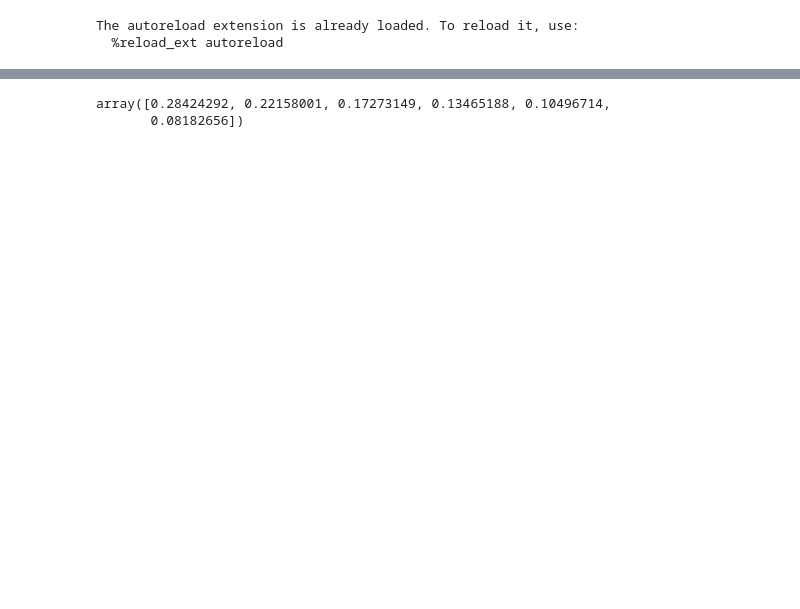
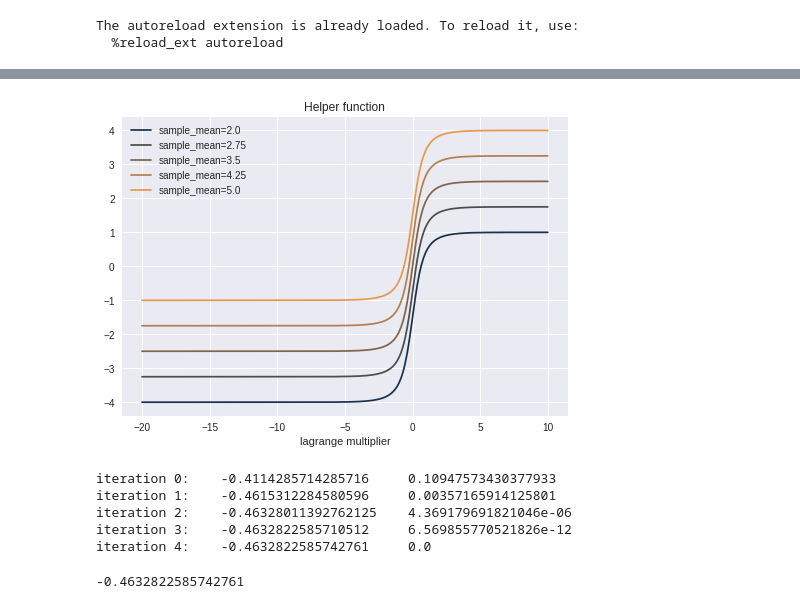
Before and after one commit to NicoleChant/MaximumEntropy, a Jupyter notebook: Maximum Entropy.ipynb, the cells around one changed output, grey strips where cells are left out. Cells and saved outputs as stored; diff of their text form; code cells hidden in the pictures; blank space fills up the shorter version.

```diff
--- a/Maximum Entropy.ipynb
+++ b/Maximum Entropy.ipynb
@@ -21,4 +10,0 @@ from maxent import MaxEnt
-# %%
-mean = 2.8
-payoff = lambda i : i
-model = MaxEnt(6 , payoff)
@@ -32,5 +231,28 @@ iteration 3:    -0.2490454657202743     8.881784197001252e-16
+# %%
+multipliers = np.linspace(-20,10,200)
+with plt.style.context('seaborn'):
+    for i , sample_mean in enumerate(np.linspace(2,5,5)):
+        plt.plot( multipliers ,
+                 [model._trainer(sample_mean , mu) for mu in multipliers] ,
+                 label = f'{sample_mean=}',
+                color = (0.1+ i*0.2,0.2+ i*0.1,0.3))
+    plt.legend(loc=0)
+    plt.xlabel("lagrange multiplier")
+    plt.title("Helper function")
+# %% [output]
+[figure, added]
+# %%
+mean = 4.7
+payoffs = np.arange(1,7,1)
+model = MaxEnt(np.arange(1,7,1))
+model.fit(mean , verbose = True , tolerance = 1e-19 , max_iter = 100)
+# %% [output]
+iteration 0:    -0.4114285714285716     0.10947573430377933
+iteration 1:    -0.4615312284580596     0.00357165914125801
+iteration 2:    -0.46328011392762125    4.369179691821046e-06
+iteration 3:    -0.4632822585710512     6.569855770521826e-12
+iteration 4:    -0.4632822585742761     0.0
 # %%
-model.proba
+model.multiplier_
 # %% [output]
-array([0.28424292, 0.22158001, 0.17273149, 0.13465188, 0.10496714,
-       0.08182656])
+-0.4632822585742761
```
Also changed, not shown: parts of 36 cells of this notebook.
